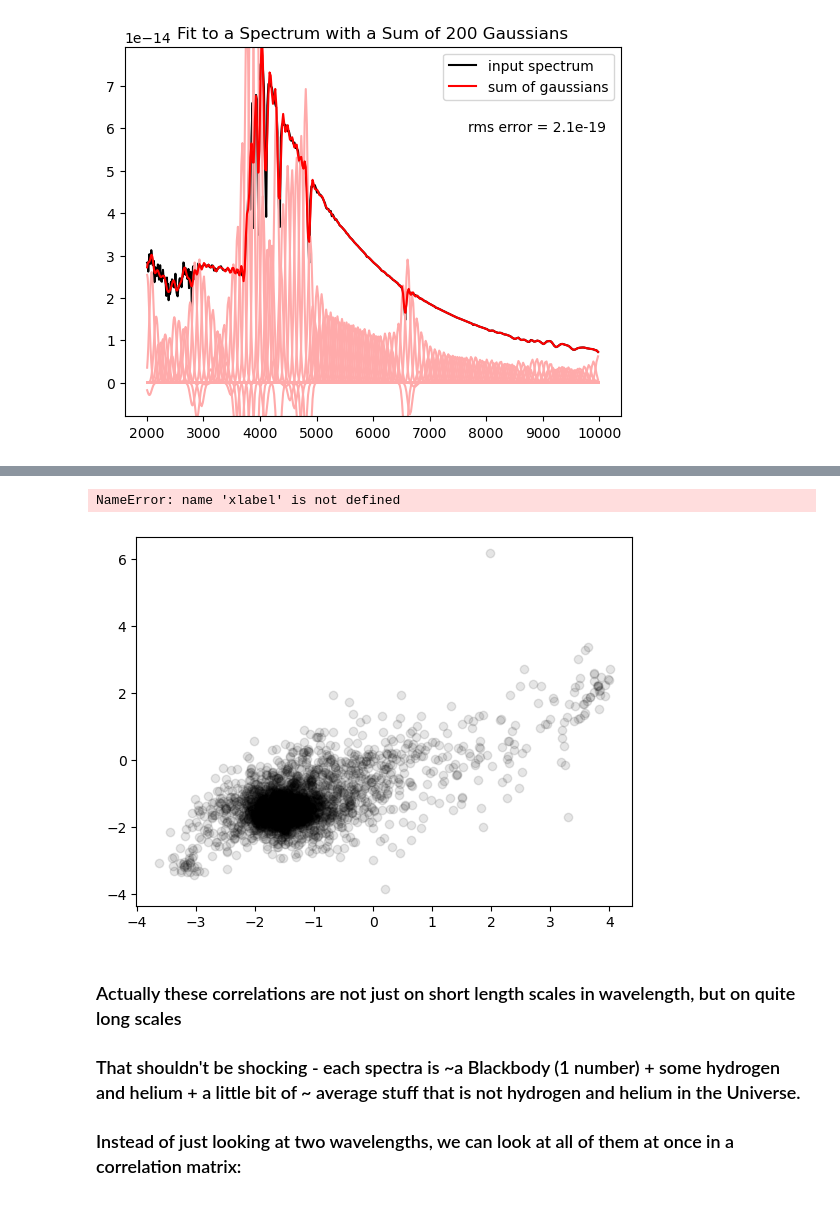
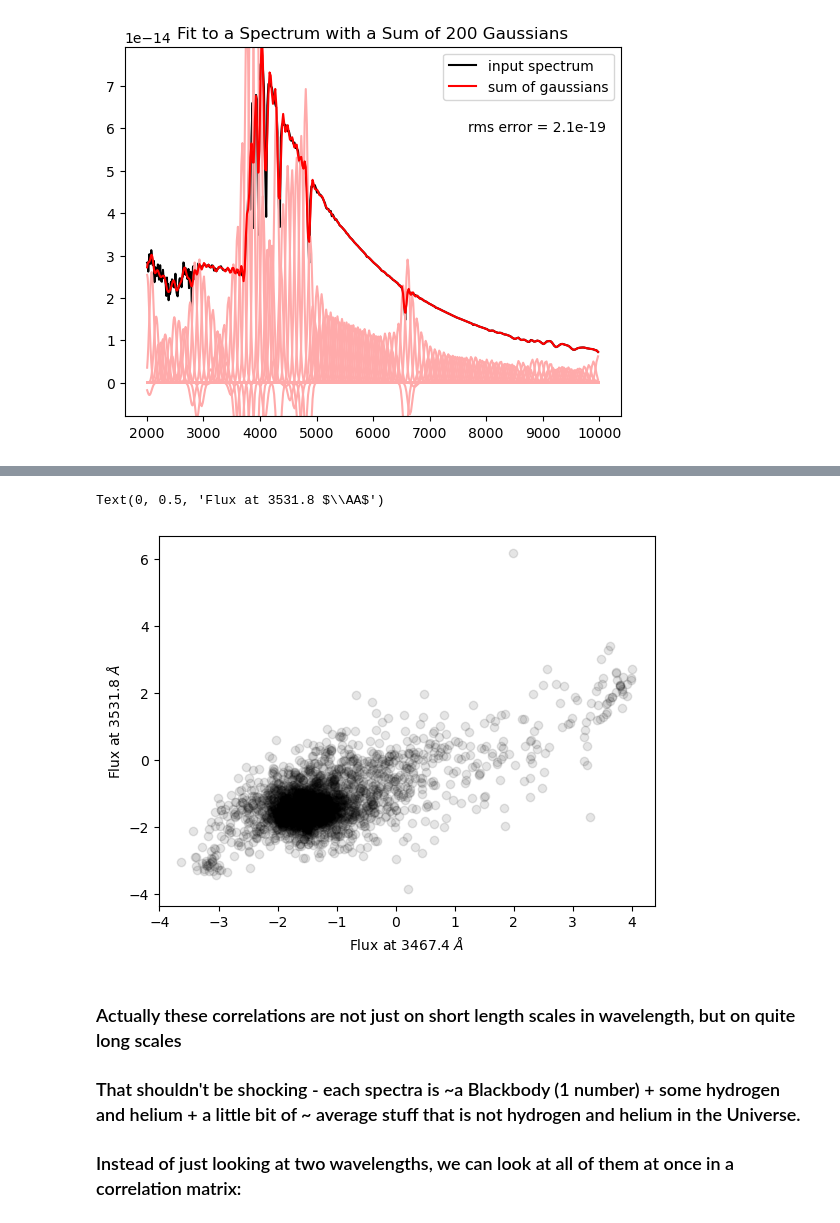
Before and after one commit to veronica-hoffman/ast496_2025_Fall, a Jupyter notebook: lecture/12/week12_p2.ipynb, the cells around one changed output, grey strips where cells are left out. Saved outputs shown, nothing was run; the diff lists cells and outputs as text; code cells hidden in the pictures.

```diff
--- a/lecture/12/week12_p2.ipynb
+++ b/lecture/12/week12_p2.ipynb
@@ -167,16 +167,16 @@ plt.show()
 # %%
 # RUN THIS
 from scipy.stats import zscore
 x = 100
 y = 120
 # This just subtracts the mean flux of each spectrum and divides by the standard deviation - i.e. renormalization
 whiten = zscore(spectra, axis=1)
 plt.scatter(whiten[:,x], whiten[:,y], color='k', marker='o', alpha=0.1)
-xlabel(f'Flux at {wavelengths[x]:.1f} $\AA$')
-ylabel(f'Flux at {wavelengths[y]:.1f} $\AA$')
+plt.xlabel(f'Flux at {wavelengths[x]:.1f} $\AA$')
+plt.ylabel(f'Flux at {wavelengths[y]:.1f} $\AA$')
 # %% [output]
-NameError: name 'xlabel' is not defined
+Text(0, 0.5, 'Flux at 3531.8 $\\AA$')
-[figure, old version]
+[figure, new version]
 # %% [markdown]
 ### Actually these correlations are not just on short length scales in wavelength, but on quite long scales
 
```
Also changed, not shown: parts of 12 cells of this notebook, 1 other file.
